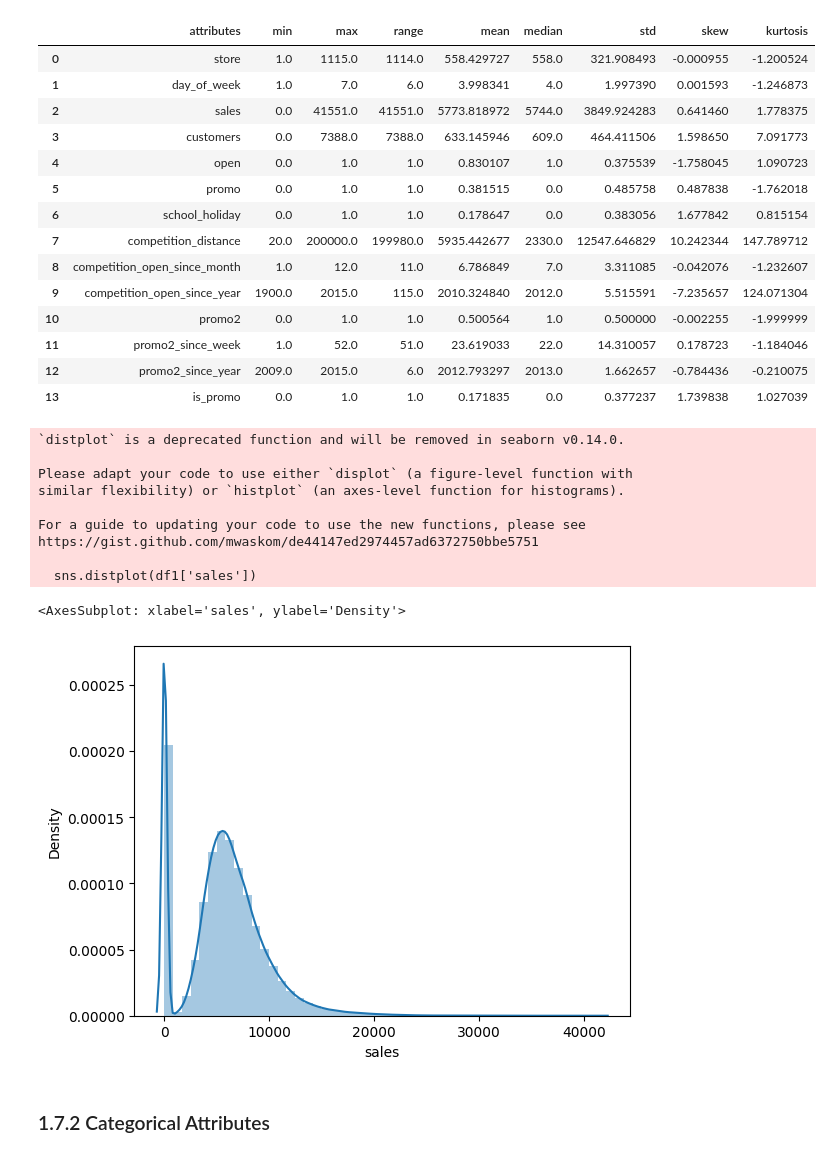
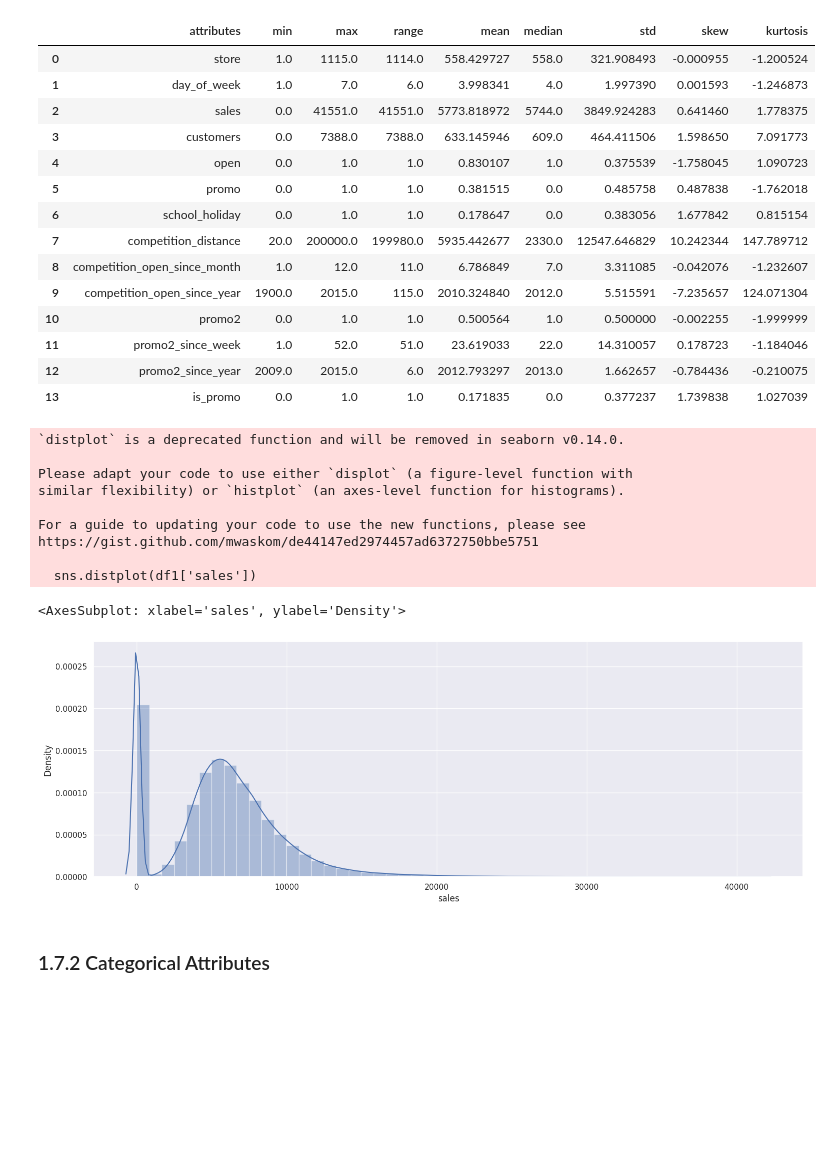
Before and after one commit to marcelorissids/ds_producao, a Jupyter notebook: m03_store_sales_prediction.ipynb, the cells around one changed output. Cells and saved outputs as stored; diff of their text form; code cells hidden in the pictures; blank space fills up the shorter version.

```diff
--- a/m03_store_sales_prediction.ipynb
+++ b/m03_store_sales_prediction.ipynb
@@ -264,20 +265,23 @@ m
 | 11 | promo2_since_week | 1.0 | 52.0 | 51.0 | 23.619033 | 22.0 | 14.310057 | 0.178723 | -1.184046 |
 | 12 | promo2_since_year | 2009.0 | 2015.0 | 6.0 | 2012.793297 | 2013.0 | 1.662657 | -0.784436 | -0.210075 |
 | 13 | is_promo | 0.0 | 1.0 | 1.0 | 0.171835 | 0.0 | 0.377237 | 1.739838 | 1.027039 |
-# %%
-sns.distplot(df1['sales'])
-# %% [output]
-`distplot` is a deprecated function and will be removed in seaborn v0.14.0.
-
-Please adapt your code to use either `displot` (a figure-level function with
-similar flexibility) or `histplot` (an axes-level function for histograms).
-
-For a guide to updating your code to use the new functions, please see
-https://gist.github.com/mwaskom/de44147ed2974457ad6372750bbe5751
-
-  sns.distplot(df1['sales'])
-<AxesSubplot: xlabel='sales', ylabel='Density'>
-[figure, removed]
+# %%
+# Ajuste de tamanho para os gráficos criados
+sns.set(rc={'figure.figsize':(18, 6)})
+
+sns.distplot(df1['sales'])
+# %% [output]
+`distplot` is a deprecated function and will be removed in seaborn v0.14.0.
+
+Please adapt your code to use either `displot` (a figure-level function with
+similar flexibility) or `histplot` (an axes-level function for histograms).
+
+For a guide to updating your code to use the new functions, please see
+https://gist.github.com/mwaskom/de44147ed2974457ad6372750bbe5751
+
+  sns.distplot(df1['sales'])
+<AxesSubplot: xlabel='sales', ylabel='Density'>
+[figure, added]
 # %% [markdown]
 ### 1.7.2 Categorical Attributes
 # %%
```
Also changed, not shown: parts of 21 cells of this notebook.
